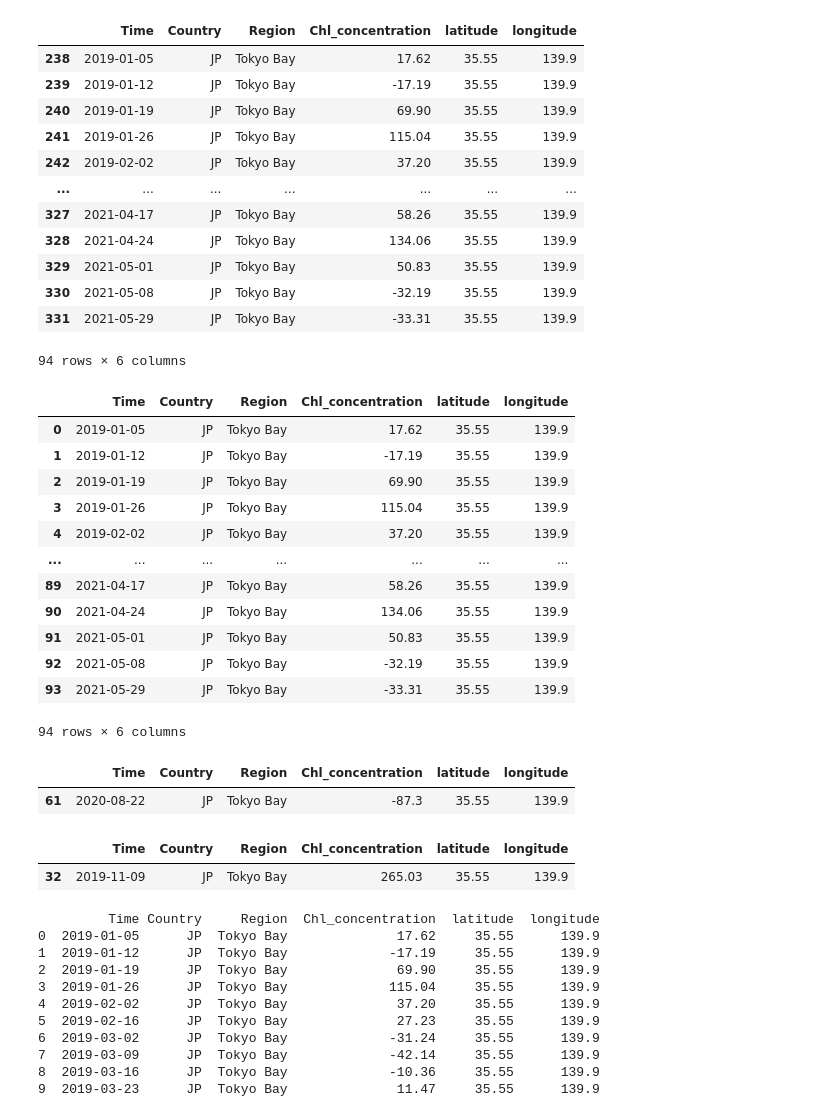
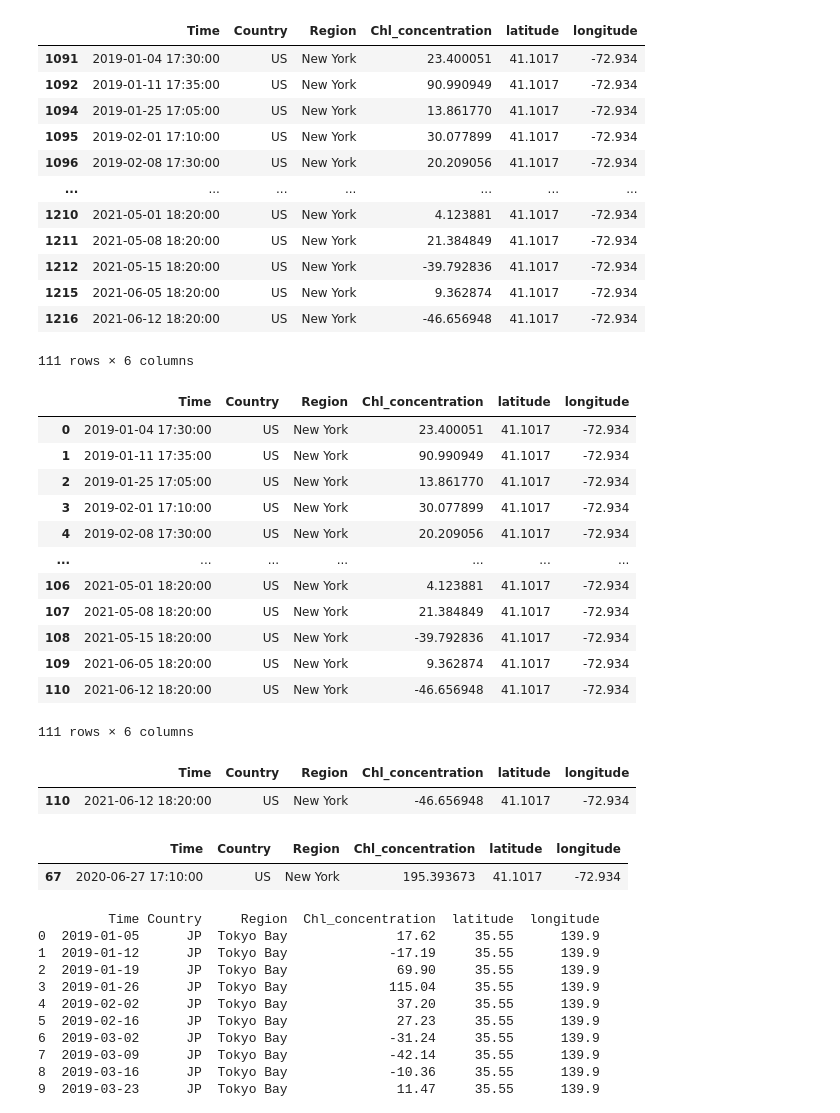
Before and after one commit to kvnyng/Chloro-kNOw, a Jupyter notebook: Streamlit/data/Untitled.ipynb, the cells around one changed output. Saved outputs shown, nothing was run; the diff lists cells and outputs as text; code cells hidden in the pictures.

```diff
--- a/Streamlit/data/Untitled.ipynb
+++ b/Streamlit/data/Untitled.ipynb
@@ -19,54 +19,54 @@ chl_df['longitude']=pd.to_numeric(chl_df['longitude'])
 chl_df['Measurement Value']=pd.to_numeric(chl_df['Measurement Value'])
 chl_df = chl_df[chl_df['Measurement Value'].notna()]
 chl_df.rename(columns = {'Measurement Value':'Chl_concentration'}, inplace = True)
-chl_df = chl_df.loc[chl_df['City'] == "Tokyo, Chl-a"]
+chl_df = chl_df.loc[chl_df['City'] == "New York, Chl-a"]
 chl_df = chl_df[['Time', 'Country', 'Region', 'Chl_concentration', 'latitude', 'longitude']]
 # %%
 chl_df
 # %% [output]
 |  | Time | Country | Region | Chl_concentration | latitude | longitude |
-| 238 | 2019-01-05 | JP | Tokyo Bay | 17.62 | 35.55 | 139.9 |
-| 239 | 2019-01-12 | JP | Tokyo Bay | -17.19 | 35.55 | 139.9 |
-| 240 | 2019-01-19 | JP | Tokyo Bay | 69.90 | 35.55 | 139.9 |
-| 241 | 2019-01-26 | JP | Tokyo Bay | 115.04 | 35.55 | 139.9 |
-| 242 | 2019-02-02 | JP | Tokyo Bay | 37.20 | 35.55 | 139.9 |
+| 1091 | 2019-01-04 17:30:00 | US | New York | 23.400051 | 41.1017 | -72.934 |
+| 1092 | 2019-01-11 17:35:00 | US | New York | 90.990949 | 41.1017 | -72.934 |
+| 1094 | 2019-01-25 17:05:00 | US | New York | 13.861770 | 41.1017 | -72.934 |
+| 1095 | 2019-02-01 17:10:00 | US | New York | 30.077899 | 41.1017 | -72.934 |
+| 1096 | 2019-02-08 17:30:00 | US | New York | 20.209056 | 41.1017 | -72.934 |
 | ... | ... | ... | ... | ... | ... | ... |
-| 327 | 2021-04-17 | JP | Tokyo Bay | 58.26 | 35.55 | 139.9 |
-| 328 | 2021-04-24 | JP | Tokyo Bay | 134.06 | 35.55 | 139.9 |
-| 329 | 2021-05-01 | JP | Tokyo Bay | 50.83 | 35.55 | 139.9 |
-| 330 | 2021-05-08 | JP | Tokyo Bay | -32.19 | 35.55 | 139.9 |
-| 331 | 2021-05-29 | JP | Tokyo Bay | -33.31 | 35.55 | 139.9 |
+| 1210 | 2021-05-01 18:20:00 | US | New York | 4.123881 | 41.1017 | -72.934 |
+| 1211 | 2021-05-08 18:20:00 | US | New York | 21.384849 | 41.1017 | -72.934 |
+| 1212 | 2021-05-15 18:20:00 | US | New York | -39.792836 | 41.1017 | -72.934 |
+| 1215 | 2021-06-05 18:20:00 | US | New York | 9.362874 | 41.1017 | -72.934 |
+| 1216 | 2021-06-12 18:20:00 | US | New York | -46.656948 | 41.1017 | -72.934 |
-94 rows × 6 columns
+111 rows × 6 columns
 # %%
-venice_chl_df = chl_df.loc[chl_df['Country'] == "JP"]
+venice_chl_df = chl_df.loc[chl_df['Country'] == "US"]
 venice_chl_df = venice_chl_df.reset_index(drop=True)
 venice_chl_df
 # %% [output]
 |  | Time | Country | Region | Chl_concentration | latitude | longitude |
-| 0 | 2019-01-05 | JP | Tokyo Bay | 17.62 | 35.55 | 139.9 |
-| 1 | 2019-01-12 | JP | Tokyo Bay | -17.19 | 35.55 | 139.9 |
-| 2 | 2019-01-19 | JP | Tokyo Bay | 69.90 | 35.55 | 139.9 |
-| 3 | 2019-01-26 | JP | Tokyo Bay | 115.04 | 35.55 | 139.9 |
-| 4 | 2019-02-02 | JP | Tokyo Bay | 37.20 | 35.55 | 139.9 |
+| 0 | 2019-01-04 17:30:00 | US | New York | 23.400051 | 41.1017 | -72.934 |
+| 1 | 2019-01-11 17:35:00 | US | New York | 90.990949 | 41.1017 | -72.934 |
+| 2 | 2019-01-25 17:05:00 | US | New York | 13.861770 | 41.1017 | -72.934 |
+| 3 | 2019-02-01 17:10:00 | US | New York | 30.077899 | 41.1017 | -72.934 |
+| 4 | 2019-02-08 17:30:00 | US | New York | 20.209056 | 41.1017 | -72.934 |
 | ... | ... | ... | ... | ... | ... | ... |
-| 89 | 2021-04-17 | JP | Tokyo Bay | 58.26 | 35.55 | 139.9 |
-| 90 | 2021-04-24 | JP | Tokyo Bay | 134.06 | 35.55 | 139.9 |
-| 91 | 2021-05-01 | JP | Tokyo Bay | 50.83 | 35.55 | 139.9 |
-| 92 | 2021-05-08 | JP | Tokyo Bay | -32.19 | 35.55 | 139.9 |
-| 93 | 2021-05-29 | JP | Tokyo Bay | -33.31 | 35.55 | 139.9 |
+| 106 | 2021-05-01 18:20:00 | US | New York | 4.123881 | 41.1017 | -72.934 |
+| 107 | 2021-05-08 18:20:00 | US | New York | 21.384849 | 41.1017 | -72.934 |
+| 108 | 2021-05-15 18:20:00 | US | New York | -39.792836 | 41.1017 | -72.934 |
+| 109 | 2021-06-05 18:20:00 | US | New York | 9.362874 | 41.1017 | -72.934 |
+| 110 | 2021-06-12 18:20:00 | US | New York | -46.656948 | 41.1017 | -72.934 |
-94 rows × 6 columns
+111 rows × 6 columns
 # %%
 new_df = venice_chl_df[venice_chl_df['Chl_concentration'] == min(venice_chl_df['Chl_concentration'])]
 new_df
 # %% [output]
 |  | Time | Country | Region | Chl_concentration | latitude | longitude |
-| 61 | 2020-08-22 | JP | Tokyo Bay | -87.3 | 35.55 | 139.9 |
+| 110 | 2021-06-12 18:20:00 | US | New York | -46.656948 | 41.1017 | -72.934 |
 # %%
 new_df = venice_chl_df[venice_chl_df['Chl_concentration'] == max(venice_chl_df['Chl_concentration'])]
 new_df
 # %% [output]
 |  | Time | Country | Region | Chl_concentration | latitude | longitude |
-| 32 | 2019-11-09 | JP | Tokyo Bay | 265.03 | 35.55 | 139.9 |
+| 67 | 2020-06-27 17:10:00 | US | New York | 195.393673 | 41.1017 | -72.934 |
 # %%
 with pd.option_context('display.max_rows', None, 'display.max_columns', None):  # more options can be specified also
     print(venice_chl_df)
```
Also changed, not shown: parts of 1 cell of this notebook, 2 other files.
